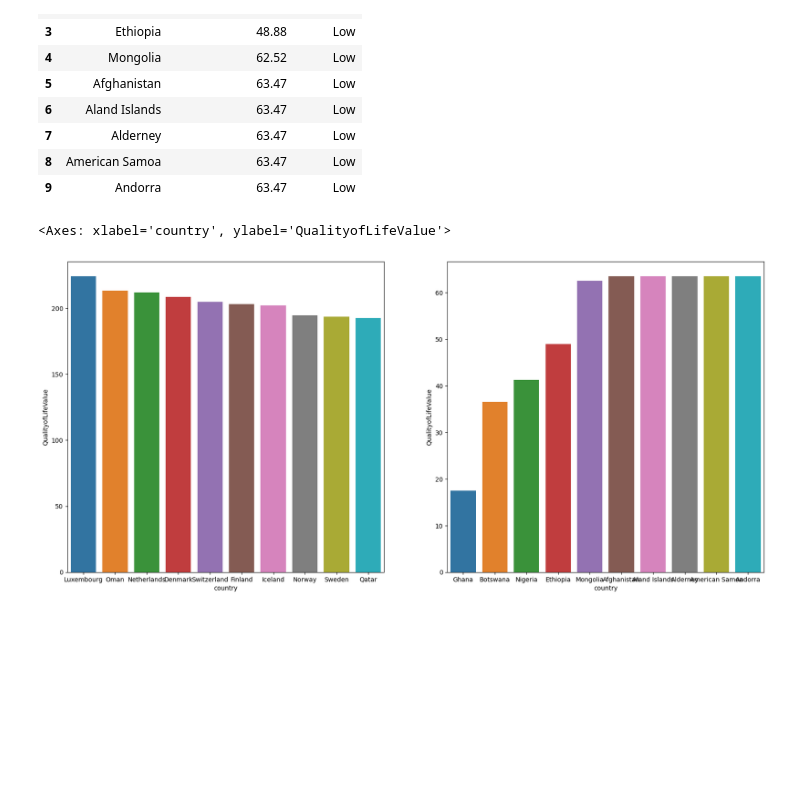
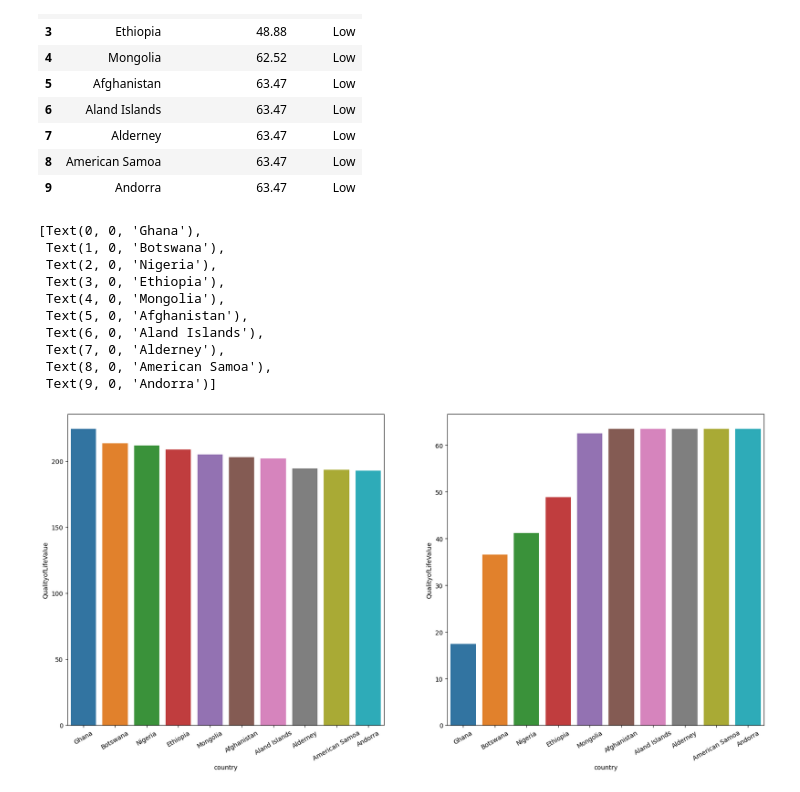
Before and after one commit to Himson2006/Quality-Of-Life-Analysis, a Jupyter notebook: quality-of-life.ipynb, the cells around one changed output. Saved outputs shown, nothing was run; the diff lists cells and outputs as text; code cells hidden in the pictures; blank space fills up the shorter version.

Commit message:
Fix the bar plot and Provide Insights

```diff
--- a/quality-of-life.ipynb
+++ b/quality-of-life.ipynb
@@ -418,8 +418,19 @@ low_10_QOL
 | 9 | Andorra | 63.47 | Low |
 # %%
 fig, ax = plt.subplots(nrows = 1, ncols = 2, figsize = (20, 9))
-sns.barplot(data = top_10_QOL, x = 'country', y = 'QualityofLifeValue', ax=ax[0] )
-sns.barplot(data = low_10_QOL, x = 'country', y = 'QualityofLifeValue', ax=ax[1] )
+fig = sns.barplot(data = top_10_QOL, x = 'country', y = 'QualityofLifeValue', ax=ax[0] )
+fig = sns.barplot(data = low_10_QOL, x = 'country', y = 'QualityofLifeValue', ax=ax[1] )
+ax[0].set_xticklabels(fig.get_xticklabels(), rotation = 30)
+ax[1].set_xticklabels(fig.get_xticklabels(), rotation = 30)
 # %% [output]
-<Axes: xlabel='country', ylabel='QualityofLifeValue'>
+[Text(0, 0, 'Ghana'),
+ Text(1, 0, 'Botswana'),
+ Text(2, 0, 'Nigeria'),
+ Text(3, 0, 'Ethiopia'),
+ Text(4, 0, 'Mongolia'),
+ Text(5, 0, 'Afghanistan'),
+ Text(6, 0, 'Aland Islands'),
+ Text(7, 0, 'Alderney'),
+ Text(8, 0, 'American Samoa'),
+ Text(9, 0, 'Andorra')]
-[figure, old version]
+[figure, new version]
```
